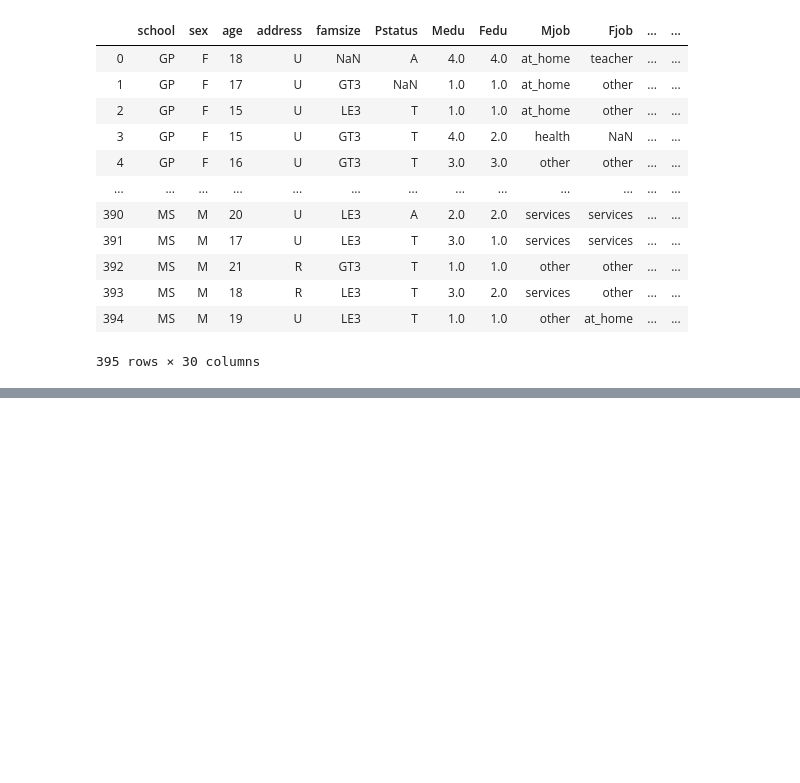
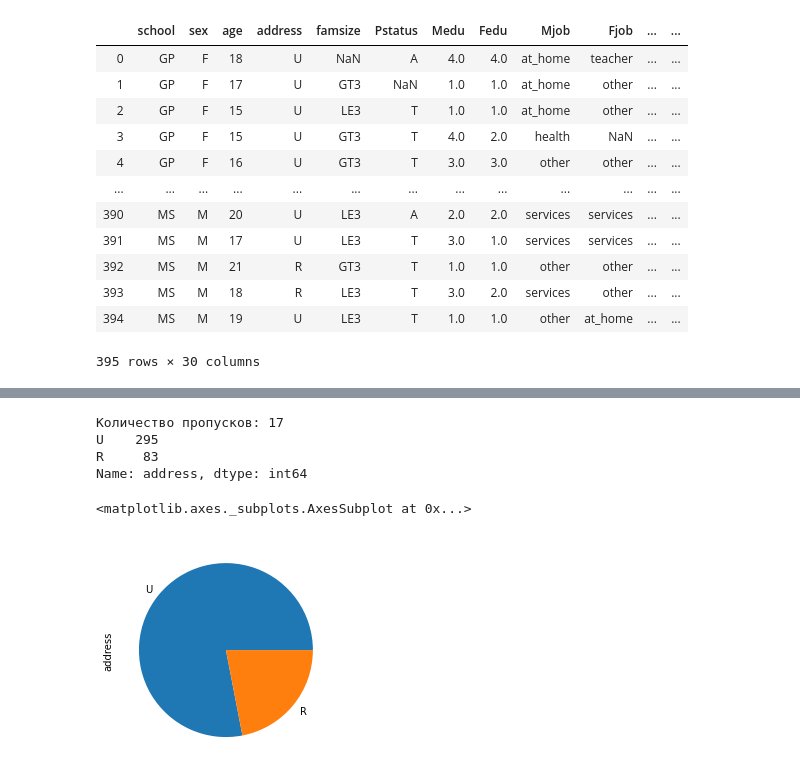
Before and after one commit to Powerofpowder/EDA, a Jupyter notebook: EDA_Alimova.ipynb, the cells around one changed output, grey strips where cells are left out. Saved outputs shown, nothing was run; the diff lists cells and outputs as text; code cells hidden in the pictures; blank space fills up the shorter version.

```diff
--- a/EDA_Alimova.ipynb
+++ b/EDA_Alimova.ipynb
@@ -24,0 +192,13 @@ display(df)
+# %%
+df = to_dummies(df, df.sex)
+# %%
+print(f'Количество пропусков: {len(df) - df.address.count()}')
+print(df.address.value_counts())
+df.address.value_counts().plot.pie()
+# %% [output]
+Количество пропусков: 17
+U    295
+R     83
+Name: address, dtype: int64
+<matplotlib.axes._subplots.AxesSubplot at 0x...>
+[figure, added]
```
Also changed, not shown: parts of 111 cells of this notebook.
